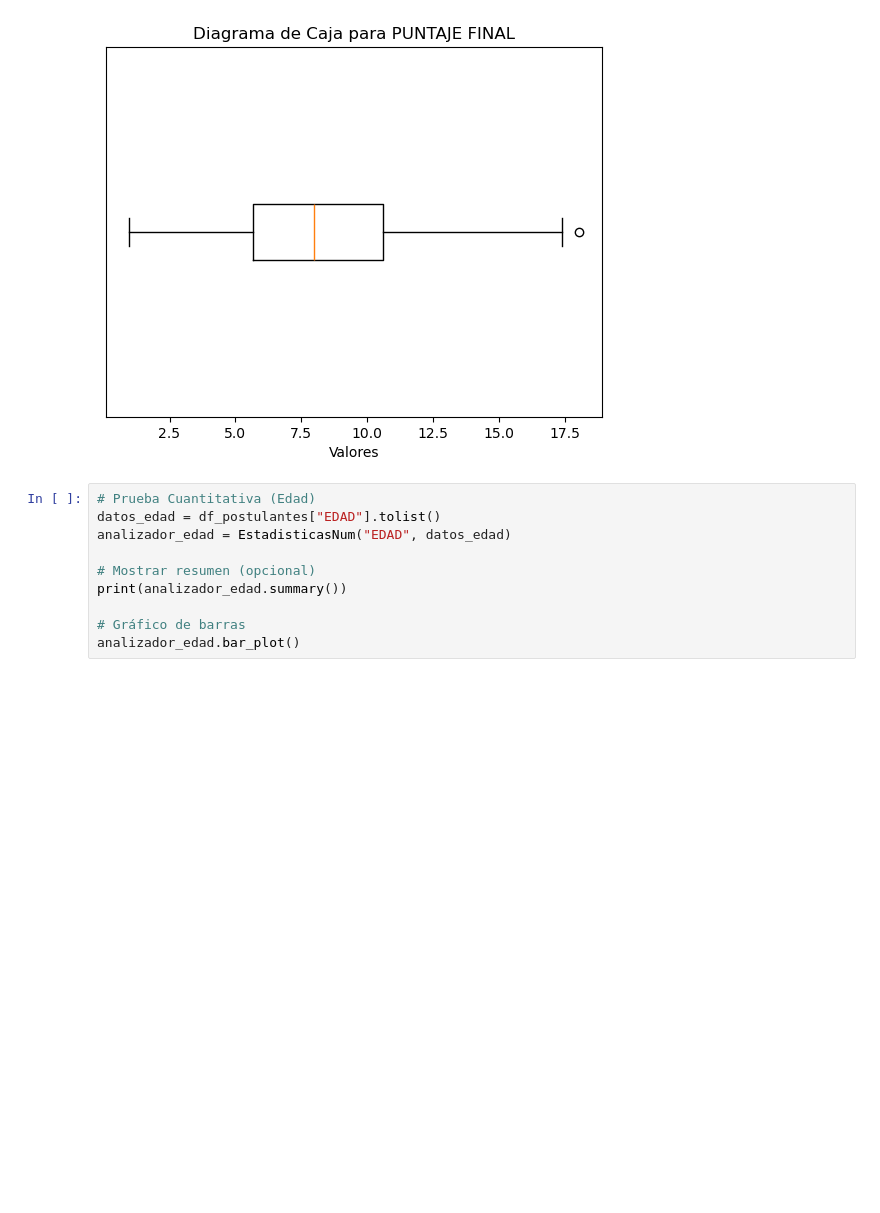
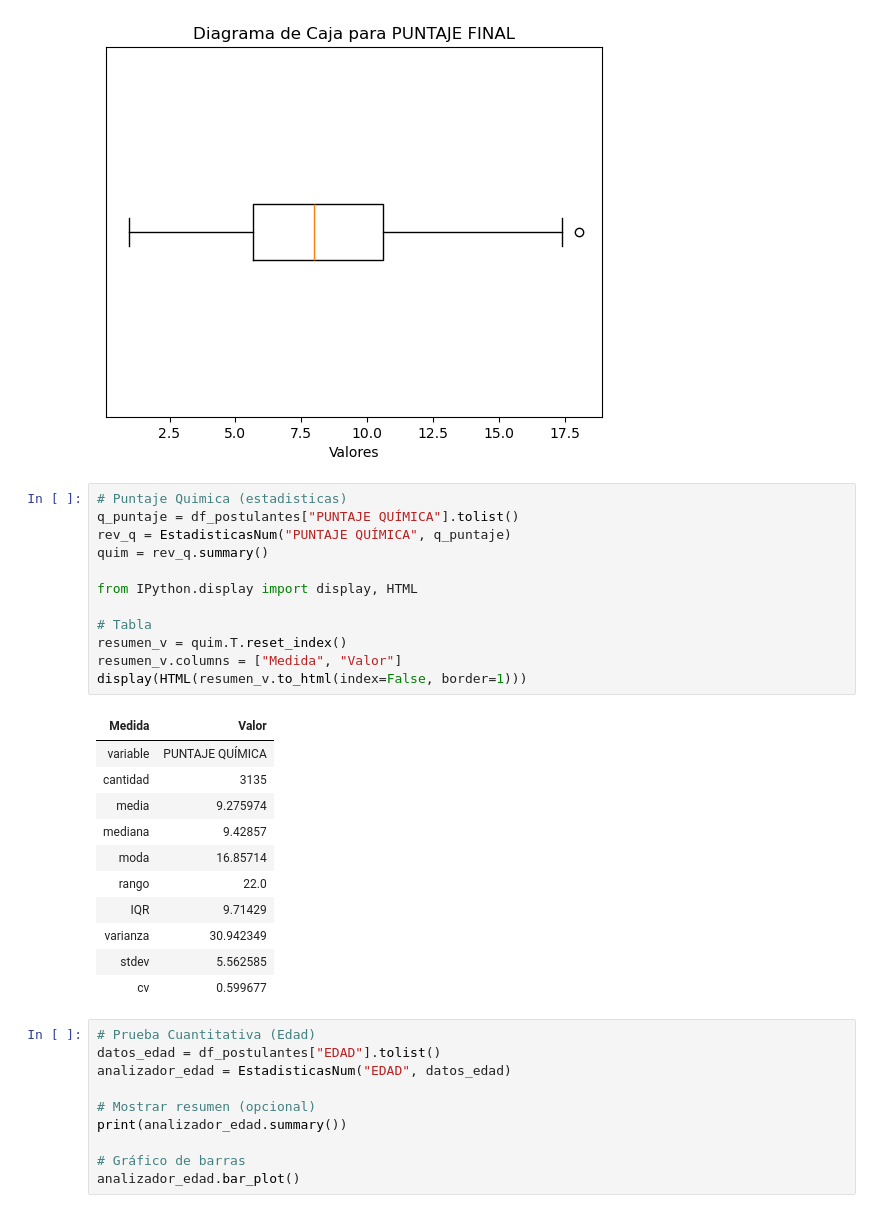
Before and after one commit to NicholasEspinozaLoaiza/GrupoLP2, a Jupyter notebook: proyecto_1.ipynb, the cells around one changed output. Saved outputs shown, nothing was run; the diff lists cells and outputs as text; blank space fills up the shorter version.

Commit message:
Quimica

```diff
--- a/proyecto_1.ipynb
+++ b/proyecto_1.ipynb
@@ -296,6 +296,30 @@ analizador_puntaje.box_plot()
       stdev        cv
 0  3.217629  0.393205
 [figure]
+# %%
+# Puntaje Quimica (estadisticas)
+q_puntaje = df_postulantes["PUNTAJE QUÍMICA"].tolist()
+rev_q = EstadisticasNum("PUNTAJE QUÍMICA", q_puntaje)
+quim = rev_q.summary()
+
+from IPython.display import display, HTML
+
+# Tabla
+resumen_v = quim.T.reset_index()
+resumen_v.columns = ["Medida", "Valor"]
+display(HTML(resumen_v.to_html(index=False, border=1)))
+# %% [output]
+| Medida | Valor |
+| variable | PUNTAJE QUÍMICA |
+| cantidad | 3135 |
+| media | 9.275974 |
+| mediana | 9.42857 |
+| moda | 16.85714 |
+| rango | 22.0 |
+| IQR | 9.71429 |
+| varianza | 30.942349 |
+| stdev | 5.562585 |
+| cv | 0.599677 |
 # %%
 # Prueba Cuantitativa (Edad)
 datos_edad = df_postulantes["EDAD"].tolist()
```
Also changed, not shown: parts of 1 cell of this notebook.
